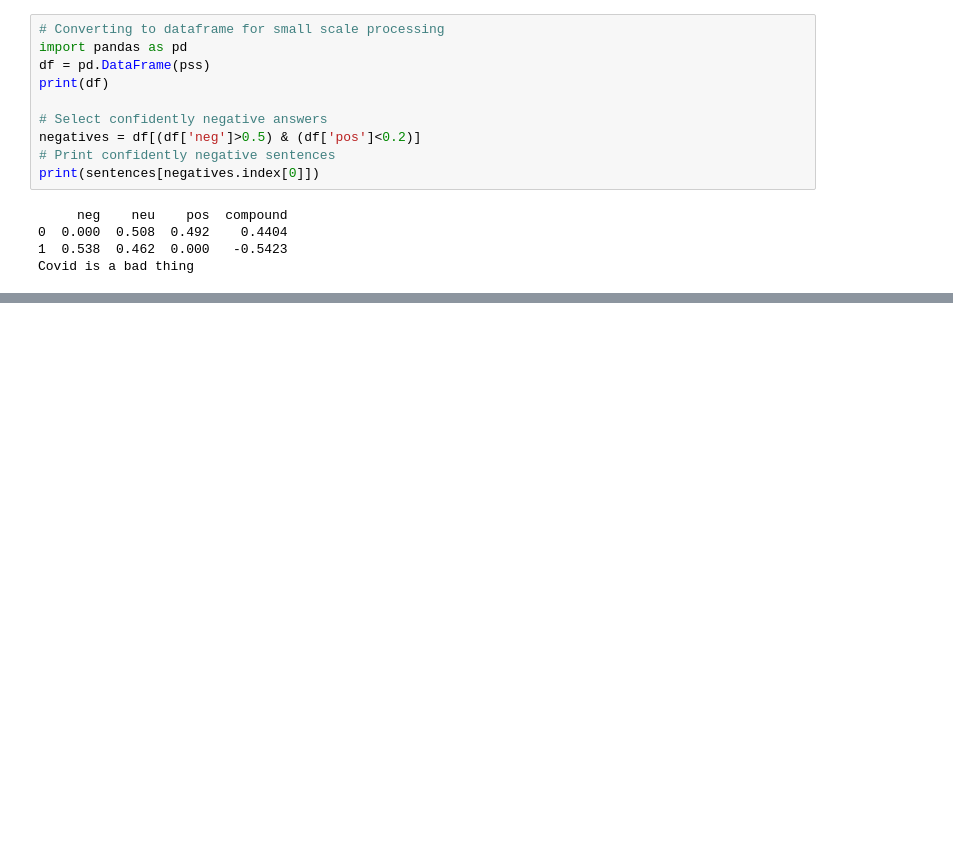
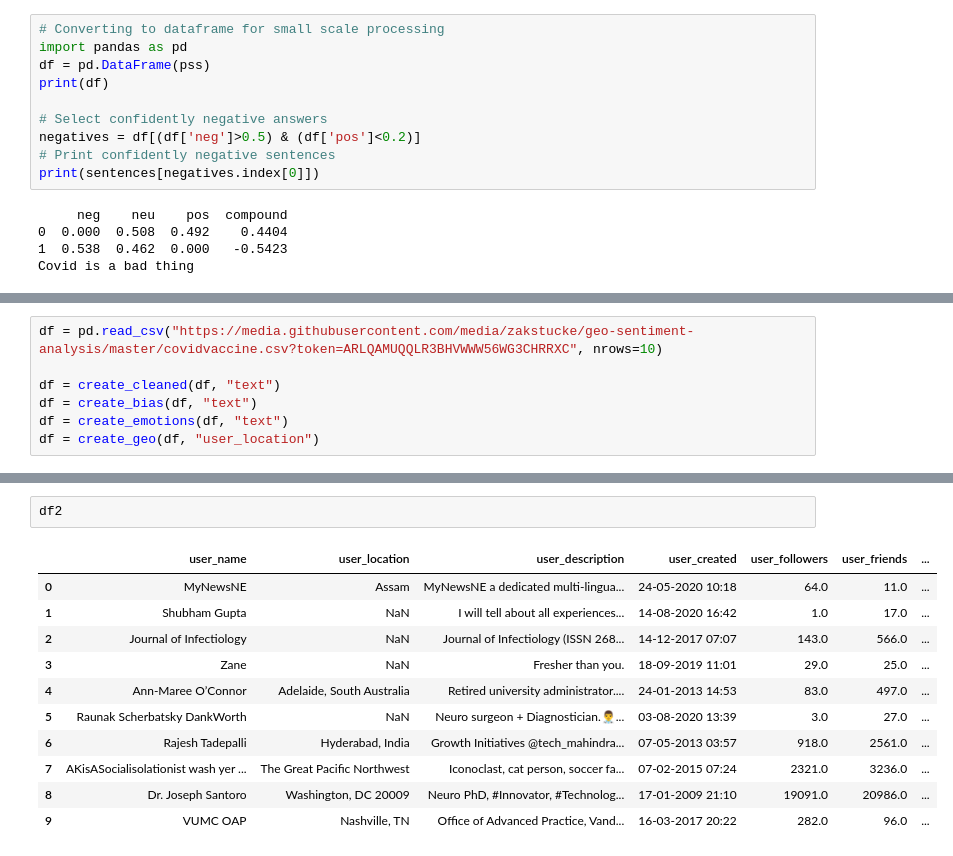
Before and after one commit to zakstucke/geo-sentiment-analysis, a Jupyter notebook: SimpleSentimentAnalysis.ipynb, the cells around one changed output, grey strips where cells are left out. Drawn from its saved outputs; the diff is of its cells as text; blank space fills up the shorter version.

```diff
--- a/SimpleSentimentAnalysis.ipynb
+++ b/SimpleSentimentAnalysis.ipynb
@@ -63,0 +458,7 @@ Covid is a bad thing
+# %%
+df = pd.read_csv("https://media.githubusercontent.com/media/zakstucke/geo-sentiment-analysis/master/covidvaccine.csv?token=ARLQAMUQQLR3BHVWWW56WG3CHRRXC", nrows=10)
+
+df = create_cleaned(df, "text")
+df = create_bias(df, "text")
+df = create_emotions(df, "text")
+df = create_geo(df, "user_location")
@@ -63,0 +569,14 @@ Covid is a bad thing
+# %%
+df2
+# %% [output]
+|  | user_name | user_location | user_description | user_created | user_followers | user_friends | ... |
+| 0 | MyNewsNE | Assam | MyNewsNE a dedicated multi-lingua... | 24-05-2020 10:18 | 64.0 | 11.0 | ... |
+| 1 | Shubham Gupta | NaN | I will tell about all experiences... | 14-08-2020 16:42 | 1.0 | 17.0 | ... |
+| 2 | Journal of Infectiology | NaN | Journal of Infectiology (ISSN 268... | 14-12-2017 07:07 | 143.0 | 566.0 | ... |
+| 3 | Zane | NaN | Fresher than you. | 18-09-2019 11:01 | 29.0 | 25.0 | ... |
+| 4 | Ann-Maree O’Connor | Adelaide, South Australia | Retired university administrator.... | 24-01-2013 14:53 | 83.0 | 497.0 | ... |
+| 5 | Raunak Scherbatsky DankWorth | NaN | Neuro surgeon + Diagnostician.👨‍⚕... | 03-08-2020 13:39 | 3.0 | 27.0 | ... |
+| 6 | Rajesh Tadepalli | Hyderabad, India | Growth Initiatives @tech_mahindra... | 07-05-2013 03:57 | 918.0 | 2561.0 | ... |
+| 7 | AKisASocialisolationist wash yer ... | The Great Pacific Northwest | Iconoclast, cat person, soccer fa... | 07-02-2015 07:24 | 2321.0 | 3236.0 | ... |
+| 8 | Dr. Joseph Santoro | Washington, DC 20009 | Neuro PhD, #Innovator, #Technolog... | 17-01-2009 21:10 | 19091.0 | 20986.0 | ... |
+| 9 | VUMC OAP | Nashville, TN | Office of Advanced Practice, Vand... | 16-03-2017 20:22 | 282.0 | 96.0 | ... |
```
Also changed, not shown: parts of 47 cells of this notebook.
